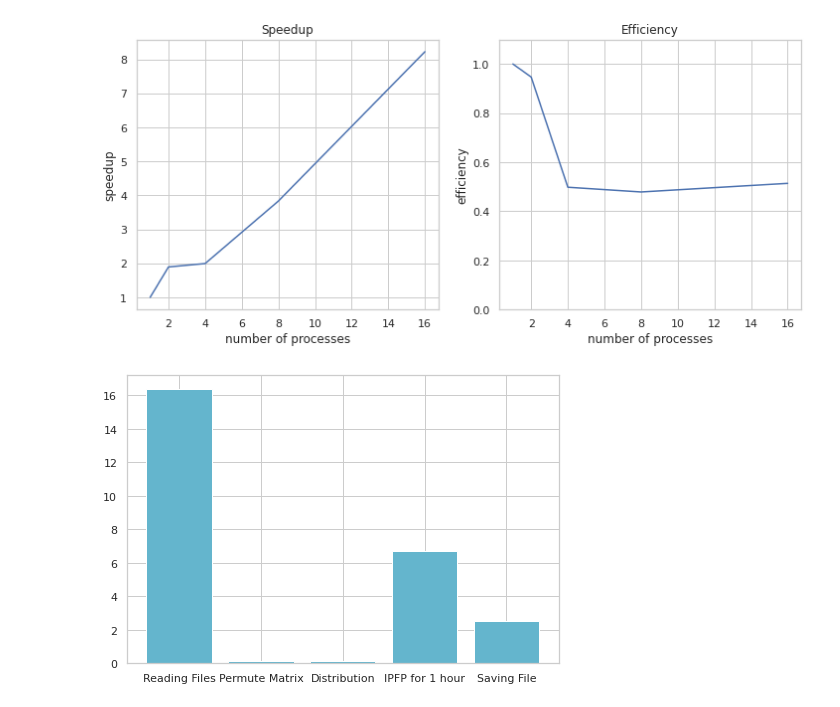
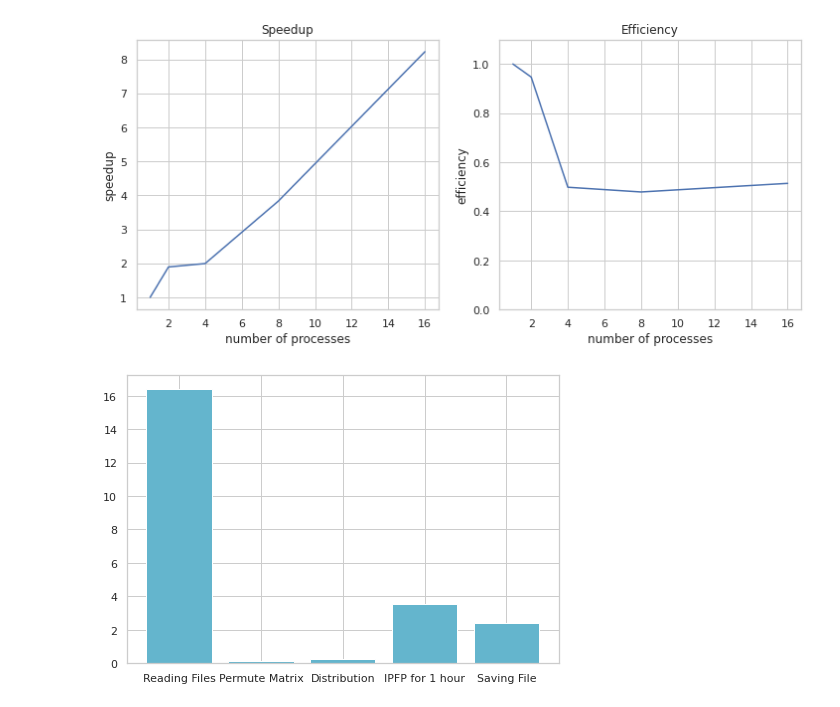
Before and after one commit to mbortolon97/ipfp-hpc-cluster, a Jupyter notebook: src/data_visualization/performance_graph.ipynb, the cells around one changed output. Cells and saved outputs as stored; diff of their text form; code cells hidden in the pictures.

```diff
--- a/src/data_visualization/performance_graph.ipynb
+++ b/src/data_visualization/performance_graph.ipynb
@@ -115,13 +115,13 @@ plt.show()
 # %% [output]
 [figure]
 # %%
-process_row = df_grouped[df_grouped["number_of_processes"] == 1].loc[0]
+process_row = df_grouped[np.logical_and(df_grouped["number_of_processes"] == 2, df_grouped["process_per_node"] == 1)].iloc[0]
 
 fig = plt.figure()
 ax = fig.add_axes([0,0,1,1])
 bar_labels = ['Reading Files', 'Permute Matrix', 'Distribution', 'IPFP for 1 hour', 'Saving File']
 bar_height = [process_row['io_time'],process_row['permutation_time'],process_row['distribution_operations_time'],process_row['processing_time'],process_row['average_saving_time_per_hour']]
 ax.bar(bar_labels,bar_height, color='c')
 plt.show()
 # %% [output]
-[figure, old version]
+[figure, new version]
```
Also changed, not shown: parts of 2 cells of this notebook.
